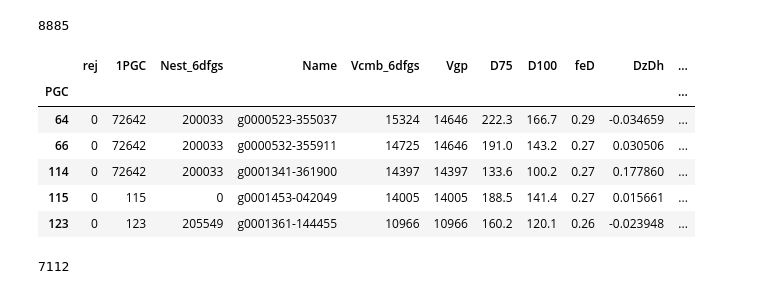
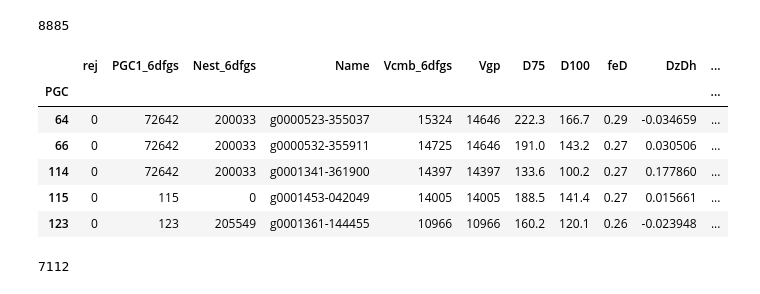
Before and after one commit to ekourkchi/CF4catalog, a Jupyter notebook: FP_groups.ipynb, the cells around one changed output. Cells and saved outputs as stored; diff of their text form; code cells hidden in the pictures.

```diff
--- a/FP_groups.ipynb
+++ b/FP_groups.ipynb
@@ -71,23 +71,25 @@ def Vh2Vls(el,b, Vh):
 # %%
 df = pd.read_csv('6dfgs.csv', delimiter='|')
 df = df.rename(columns=lambda x: x.strip())
 df = df.set_index('PGC')
+
+df = df.rename(columns={"1PGC": "PGC1"})
 
 print(len(df))
 
 ln10 = np.log(10.)
 df['DM_6dfgs']  = (5*np.log10(df["D75"])+25.)
 df['eDM_6dfgs'] = 5.*df["feD"]/ln10
 df_6dfgs = df.rename(columns={"Nest": "Nest_6dfgs"})
 df_6dfgs = df_6dfgs.rename(columns={"Vcmb": "Vcmb_6dfgs"})
 df_6dfgs = df_6dfgs.rename(columns={"PGC1": "PGC1_6dfgs"})
 
 df_6dfgs  = df_6dfgs[df_6dfgs['rej']==0]
 
 df_6dfgs.head()
 # %% [output]
 8885
-|  | rej | 1PGC | Nest_6dfgs | Name | Vcmb_6dfgs | Vgp | D75 | D100 | feD | DzDh | ... |
+|  | rej | PGC1_6dfgs | Nest_6dfgs | Name | Vcmb_6dfgs | Vgp | D75 | D100 | feD | DzDh | ... |
 | PGC |  |  |  |  |  |  |  |  |  |  | ... |
 | 64 | 0 | 72642 | 200033 | g0000523-355037 | 15324 | 14646 | 222.3 | 166.7 | 0.29 | -0.034659 | ... |
 | 66 | 0 | 72642 | 200033 | g0000532-355911 | 14725 | 14646 | 191.0 | 143.2 | 0.27 | 0.030506 | ... |
```
Also changed, not shown: parts of 9 cells of this notebook.
